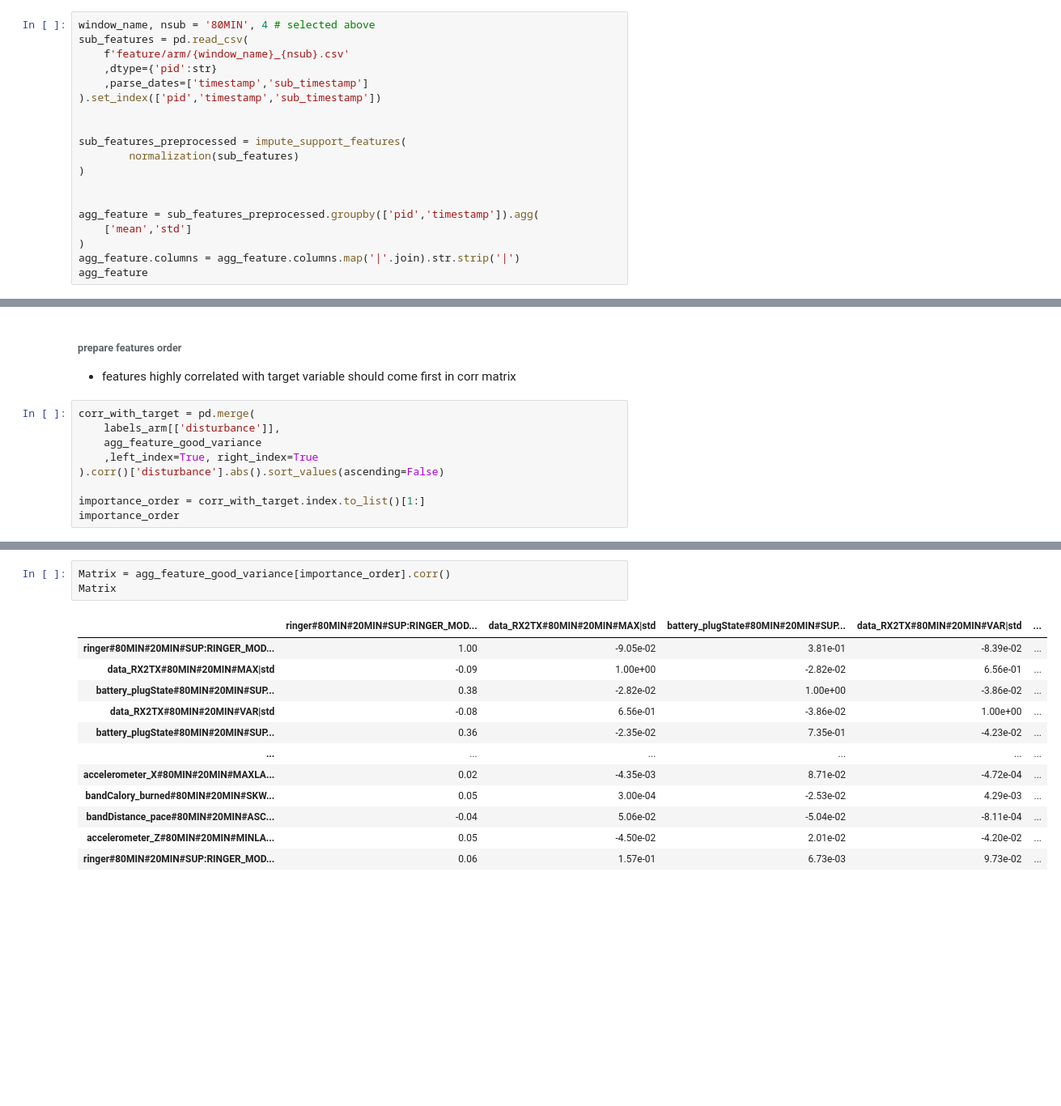
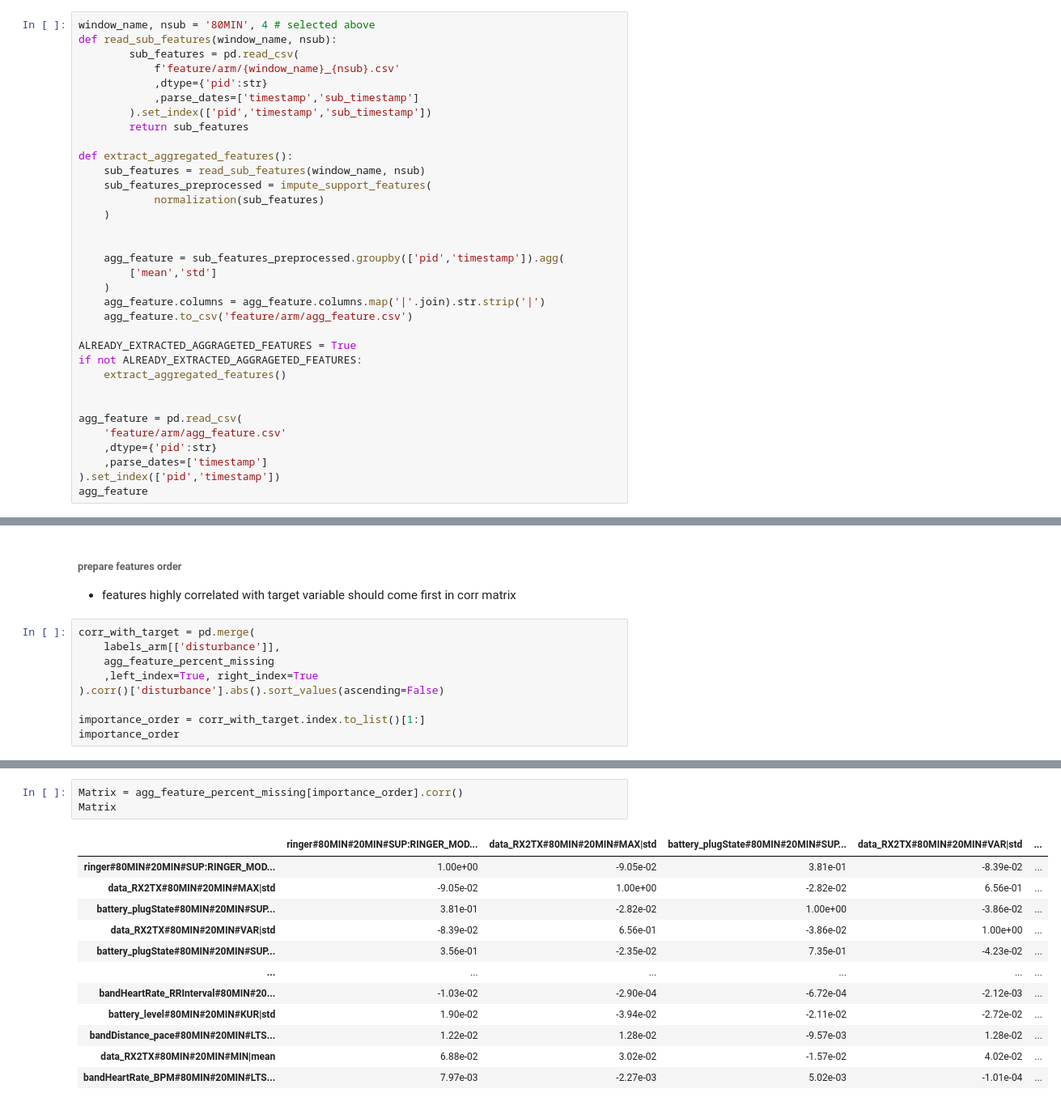
Before and after one commit to Jumabek/receptivity, a Jupyter notebook: analysis/Association Rule Mining.ipynb, the cells around one changed output, grey strips where cells are left out. Shown at 81% size. Cells and saved outputs as stored; diff of their text form; blank space fills up the shorter version.

```diff
--- a/analysis/Association Rule Mining.ipynb
+++ b/analysis/Association Rule Mining.ipynb
@@ -464,22 +444,37 @@ measurement
 #### compute
 # %%
 window_name, nsub = '80MIN', 4 # selected above
-sub_features = pd.read_csv(
-    f'feature/arm/{window_name}_{nsub}.csv'
-    ,dtype={'pid':str}
-    ,parse_dates=['timestamp','sub_timestamp']
-).set_index(['pid','timestamp','sub_timestamp'])
+def read_sub_features(window_name, nsub):
+        sub_features = pd.read_csv(
+            f'feature/arm/{window_name}_{nsub}.csv'
+            ,dtype={'pid':str}
+            ,parse_dates=['timestamp','sub_timestamp']
+        ).set_index(['pid','timestamp','sub_timestamp'])
+        return sub_features
+
+def extract_aggregated_features():
+    sub_features = read_sub_features(window_name, nsub)
+    sub_features_preprocessed = impute_support_features(
+            normalization(sub_features)
+    )
 
 
-sub_features_preprocessed = impute_support_features(
-        normalization(sub_features)
-)
+    agg_feature = sub_features_preprocessed.groupby(['pid','timestamp']).agg(
+        ['mean','std']
+    )
+    agg_feature.columns = agg_feature.columns.map('|'.join).str.strip('|')
+    agg_feature.to_csv('feature/arm/agg_feature.csv')
+
+ALREADY_EXTRACTED_AGGRAGETED_FEATURES = True
+if not ALREADY_EXTRACTED_AGGRAGETED_FEATURES:
+    extract_aggregated_features()
 
 
-agg_feature = sub_features_preprocessed.groupby(['pid','timestamp']).agg(
-    ['mean','std']
-)
-agg_feature.columns = agg_feature.columns.map('|'.join).str.strip('|')
+agg_feature = pd.read_csv(
+    'feature/arm/agg_feature.csv'
+    ,dtype={'pid':str}
+    ,parse_dates=['timestamp']
+).set_index(['pid','timestamp'])
 agg_feature
 # %% [output]
 |  |  | appUsage_appPackage#80MIN#20MIN#E... | appUsage_appPackage#80MIN#20MIN#E... | appUsage_appPackage#80MIN#20MIN#A... | appUsage_appPackage#80MIN#20MIN#A... | ... |
@@ -553,7 +548,7 @@ Text(200, 0.25, 'Cut off threshold')
 # %%
 corr_with_target = pd.merge(
     labels_arm[['disturbance']],
-    agg_feature_good_variance
+    agg_feature_percent_missing
     ,left_index=True, right_index=True
 ).corr()['disturbance'].abs().sort_values(ascending=False)
 
@@ -580,16 +575,16 @@ importance_order
 # %%
-Matrix = agg_feature_good_variance[importance_order].corr()
+Matrix = agg_feature_percent_missing[importance_order].corr()
 Matrix
 # %% [output]
 |  | ringer#80MIN#20MIN#SUP:RINGER_MOD... | data_RX2TX#80MIN#20MIN#MAX|std | battery_plugState#80MIN#20MIN#SUP... | data_RX2TX#80MIN#20MIN#VAR|std | ... |
-| ringer#80MIN#20MIN#SUP:RINGER_MOD... | 1.00 | -9.05e-02 | 3.81e-01 | -8.39e-02 | ... |
-| data_RX2TX#80MIN#20MIN#MAX|std | -0.09 | 1.00e+00 | -2.82e-02 | 6.56e-01 | ... |
-| battery_plugState#80MIN#20MIN#SUP... | 0.38 | -2.82e-02 | 1.00e+00 | -3.86e-02 | ... |
-| data_RX2TX#80MIN#20MIN#VAR|std | -0.08 | 6.56e-01 | -3.86e-02 | 1.00e+00 | ... |
-| battery_plugState#80MIN#20MIN#SUP... | 0.36 | -2.35e-02 | 7.35e-01 | -4.23e-02 | ... |
+| ringer#80MIN#20MIN#SUP:RINGER_MOD... | 1.00e+00 | -9.05e-02 | 3.81e-01 | -8.39e-02 | ... |
+| data_RX2TX#80MIN#20MIN#MAX|std | -9.05e-02 | 1.00e+00 | -2.82e-02 | 6.56e-01 | ... |
+| battery_plugState#80MIN#20MIN#SUP... | 3.81e-01 | -2.82e-02 | 1.00e+00 | -3.86e-02 | ... |
+| data_RX2TX#80MIN#20MIN#VAR|std | -8.39e-02 | 6.56e-01 | -3.86e-02 | 1.00e+00 | ... |
+| battery_plugState#80MIN#20MIN#SUP... | 3.56e-01 | -2.35e-02 | 7.35e-01 | -4.23e-02 | ... |
 | ... | ... | ... | ... | ... | ... |
-| accelerometer_X#80MIN#20MIN#MAXLA... | 0.02 | -4.35e-03 | 8.71e-02 | -4.72e-04 | ... |
-| bandCalory_burned#80MIN#20MIN#SKW... | 0.05 | 3.00e-04 | -2.53e-02 | 4.29e-03 | ... |
-| bandDistance_pace#80MIN#20MIN#ASC... | -0.04 | 5.06e-02 | -5.04e-02 | -8.11e-04 | ... |
-| accelerometer_Z#80MIN#20MIN#MINLA... | 0.05 | -4.50e-02 | 2.01e-02 | -4.20e-02 | ... |
-| ringer#80MIN#20MIN#SUP:RINGER_MOD... | 0.06 | 1.57e-01 | 6.73e-03 | 9.73e-02 | ... |
+| bandHeartRate_RRInterval#80MIN#20... | -1.03e-02 | -2.90e-04 | -6.72e-04 | -2.12e-03 | ... |
+| battery_level#80MIN#20MIN#KUR|std | 1.90e-02 | -3.94e-02 | -2.11e-02 | -2.72e-02 | ... |
+| bandDistance_pace#80MIN#20MIN#LTS... | 1.22e-02 | 1.28e-02 | -9.57e-03 | 1.28e-02 | ... |
+| data_RX2TX#80MIN#20MIN#MIN|mean | 6.88e-02 | 3.02e-02 | -1.57e-02 | 4.02e-02 | ... |
+| bandHeartRate_BPM#80MIN#20MIN#LTS... | 7.97e-03 | -2.27e-03 | 5.02e-03 | -1.01e-04 | ... |
```
Also changed, not shown: parts of 26 cells of this notebook, 16 other files.
